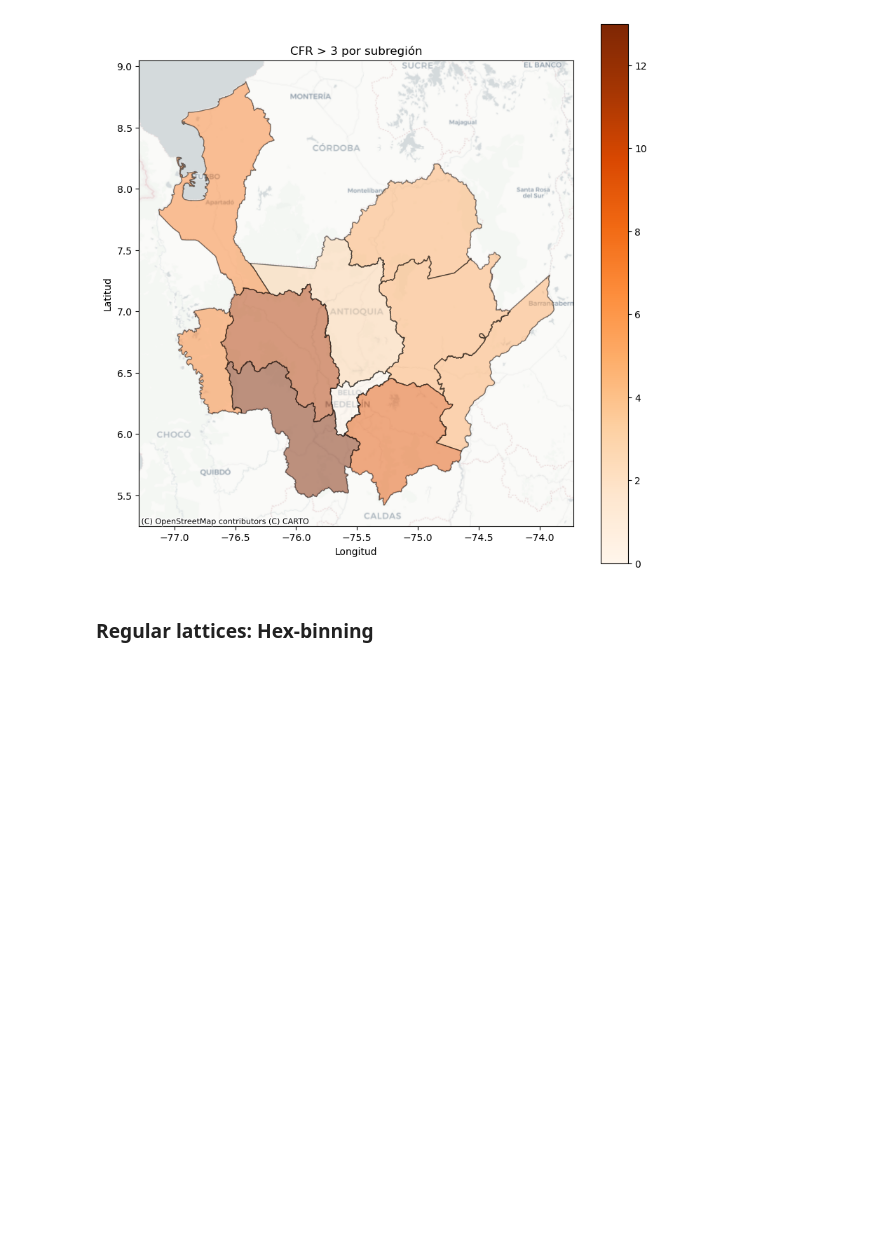
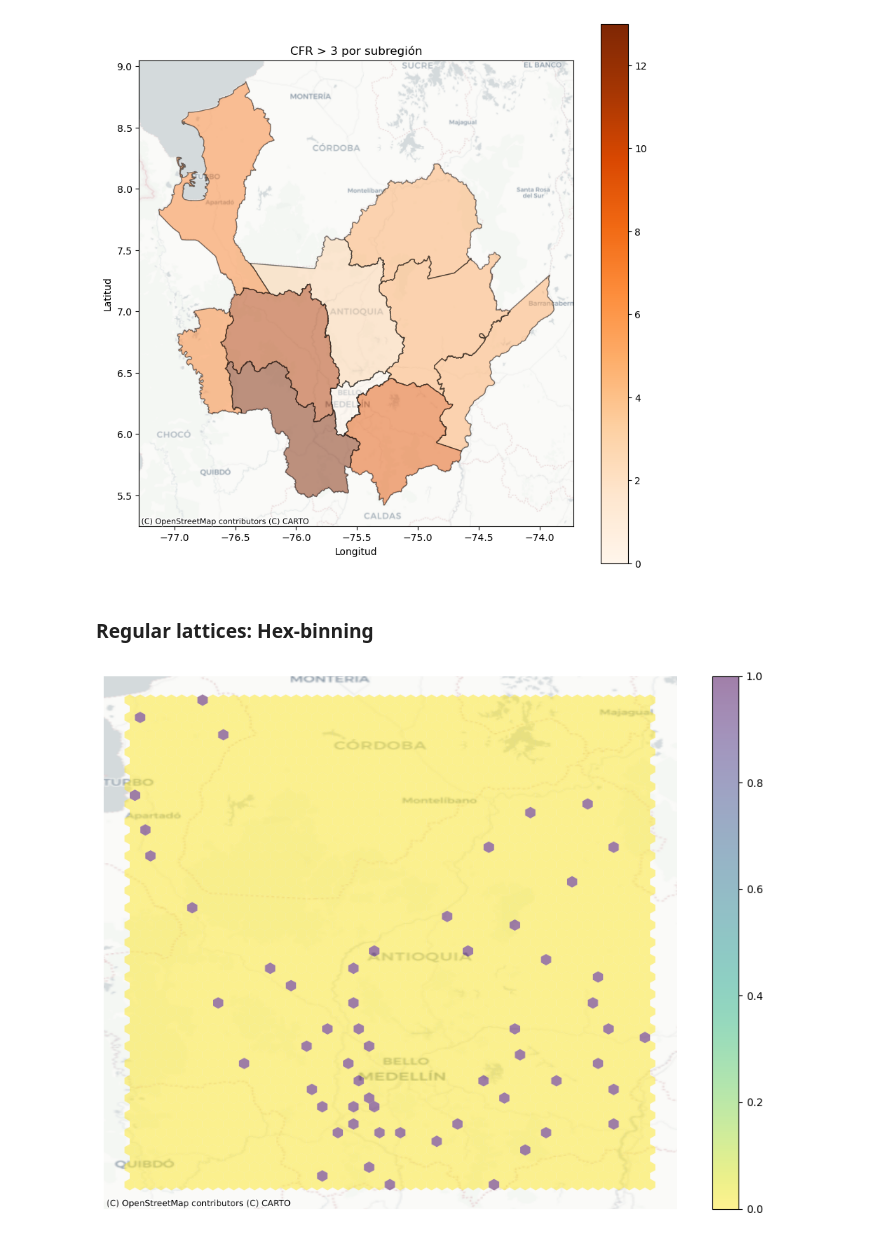
Before and after one commit to algarciach/AnalisisGeoespacial, a Jupyter notebook: Covid19_book/_build/jupyter_execute/01_point-pattern.ipynb, the cells around one changed output. Cells and saved outputs as stored; diff of their text form; code cells hidden in the pictures; blank space fills up the shorter version.

```diff
--- a/Covid19_book/_build/jupyter_execute/01_point-pattern.ipynb
+++ b/Covid19_book/_build/jupyter_execute/01_point-pattern.ipynb
@@ -213,3 +213,22 @@ plt.show()
 [figure]
 # %% [markdown]
 ### Regular lattices: Hex-binning
+# %%
+f, ax = plt.subplots(1, figsize=(12, 9))
+hb = ax.hexbin(
+    CFR3_points.longitude, CFR3_points.latitude,
+    gridsize=50,
+    linewidths=0,
+    alpha=0.5,
+    cmap='viridis_r',
+)
+
+ctx.add_basemap(
+    ax, crs="EPSG:4326",
+    source=ctx.providers.CartoDB.Positron)
+
+plt.colorbar(hb)
+
+ax.set_axis_off()
+# %% [output]
+[figure, added]
```
Also changed, not shown: parts of 2 cells of this notebook, 9 other files.
